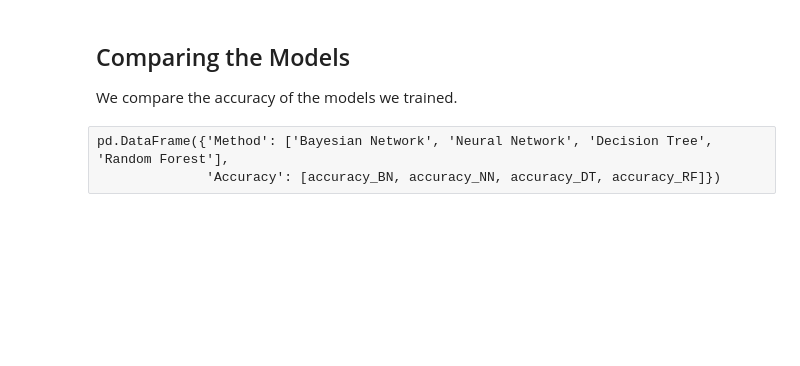
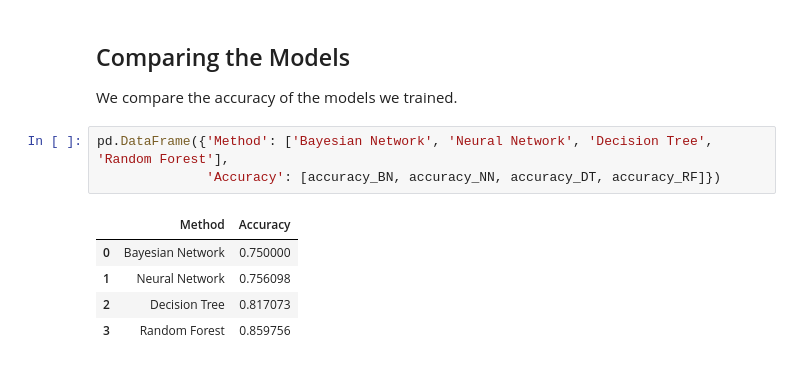
Before and after one commit to SagarParekh97/Decision-Making-under-Uncertainty, a Jupyter notebook: P1/P1.ipynb, the cells around one changed output. Cells and saved outputs as stored; diff of their text form; blank space fills up the shorter version.

```diff
--- a/P1/P1.ipynb
+++ b/P1/P1.ipynb
@@ -463,6 +499,12 @@ Accuracy of Random Forest:  0.8719512195121951
 # %% [markdown]
 ## Comparing the Models
 We compare the accuracy of the models we trained.
-# %% [raw]
-pd.DataFrame({'Method': ['Bayesian Network', 'Neural Network', 'Decision Tree', 'Random Forest'],
-              'Accuracy': [accuracy_BN, accuracy_NN, accuracy_DT, accuracy_RF]})
+# %%
+pd.DataFrame({'Method': ['Bayesian Network', 'Neural Network', 'Decision Tree', 'Random Forest'],
+              'Accuracy': [accuracy_BN, accuracy_NN, accuracy_DT, accuracy_RF]})
+# %% [output]
+|  | Method | Accuracy |
+| 0 | Bayesian Network | 0.750000 |
+| 1 | Neural Network | 0.756098 |
+| 2 | Decision Tree | 0.817073 |
+| 3 | Random Forest | 0.859756 |
```
Also changed, not shown: parts of 19 cells of this notebook, 15 other files.
